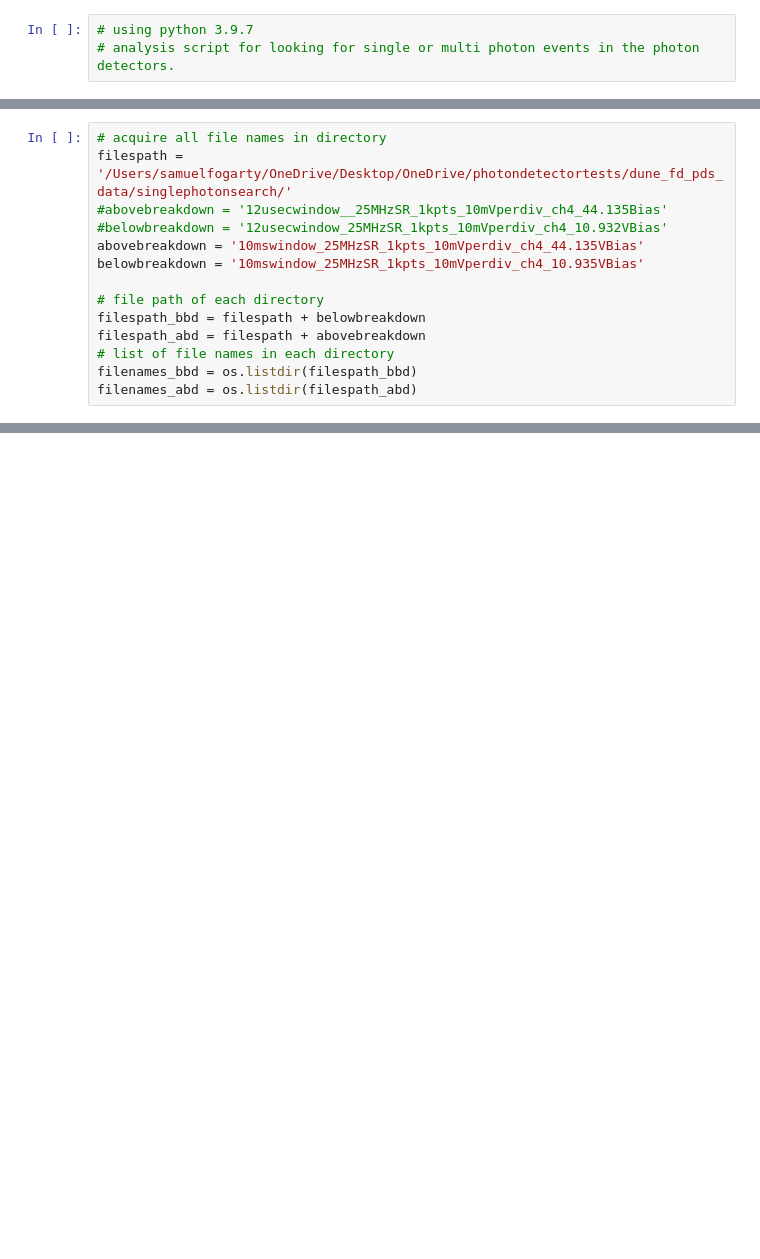
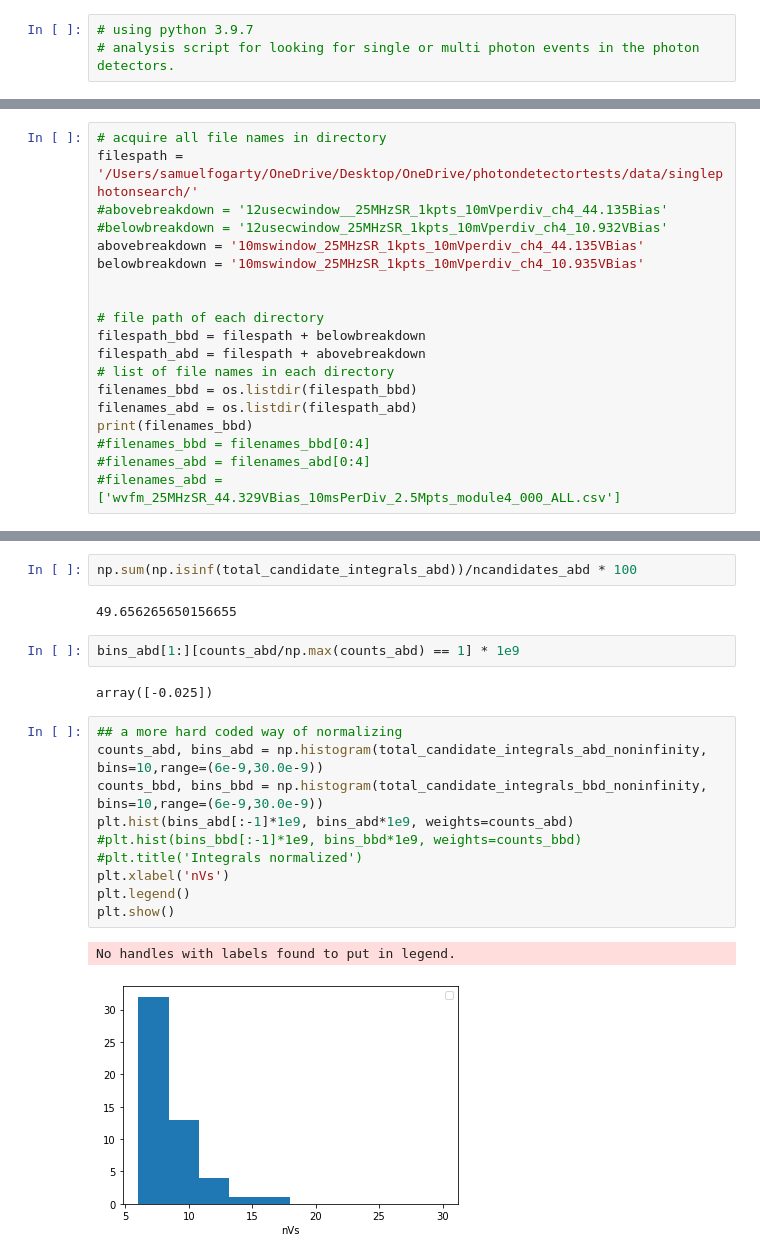
Before and after one commit to andrewmogan/dune_fd_pds, a Jupyter notebook: darkrate_sam.ipynb, the cells around one changed output, grey strips where cells are left out. Saved outputs shown, nothing was run; the diff lists cells and outputs as text; blank space fills up the shorter version.

```diff
--- a/darkrate_sam.ipynb
+++ b/darkrate_sam.ipynb
@@ -9,10 +10,11 @@ from darkrate_fxns_sam import *
 # %%
 # acquire all file names in directory
-filespath = '/Users/samuelfogarty/OneDrive/Desktop/OneDrive/photondetectortests/dune_fd_pds_data/singlephotonsearch/'
+filespath = '/Users/samuelfogarty/OneDrive/Desktop/OneDrive/photondetectortests/data/singlephotonsearch/'
 #abovebreakdown = '12usecwindow__25MHzSR_1kpts_10mVperdiv_ch4_44.135Bias'
 #belowbreakdown = '12usecwindow_25MHzSR_1kpts_10mVperdiv_ch4_10.932VBias'
 abovebreakdown = '10mswindow_25MHzSR_1kpts_10mVperdiv_ch4_44.135VBias'
 belowbreakdown = '10mswindow_25MHzSR_1kpts_10mVperdiv_ch4_10.935VBias'
+
 
 # file path of each directory
 filespath_bbd = filespath + belowbreakdown
@@ -20,3 +22,7 @@ filespath_abd = filespath + abovebreakdown
 # list of file names in each directory
 filenames_bbd = os.listdir(filespath_bbd)
 filenames_abd = os.listdir(filespath_abd)
+print(filenames_bbd)
+#filenames_bbd = filenames_bbd[0:4]
+#filenames_abd = filenames_abd[0:4]
+#filenames_abd = ['wvfm_25MHzSR_44.329VBias_10msPerDiv_2.5Mpts_module4_000_ALL.csv']
@@ -48,0 +148,21 @@ ncandidates
+# %%
+np.sum(np.isinf(total_candidate_integrals_abd))/ncandidates_abd * 100
+# %% [output]
+49.656265650156655
+# %%
+bins_abd[1:][counts_abd/np.max(counts_abd) == 1] * 1e9
+# %% [output]
+array([-0.025])
+# %%
+## a more hard coded way of normalizing
+counts_abd, bins_abd = np.histogram(total_candidate_integrals_abd_noninfinity, bins=10,range=(6e-9,30.0e-9))
+counts_bbd, bins_bbd = np.histogram(total_candidate_integrals_bbd_noninfinity, bins=10,range=(6e-9,30.0e-9))
+plt.hist(bins_abd[:-1]*1e9, bins_abd*1e9, weights=counts_abd)
+#plt.hist(bins_bbd[:-1]*1e9, bins_bbd*1e9, weights=counts_bbd)
+#plt.title('Integrals normalized')
+plt.xlabel('nVs')
+plt.legend()
+plt.show()
+# %% [output]
+No handles with labels found to put in legend.
+[figure, added]
```
Also changed, not shown: parts of 18 cells of this notebook, 11 other files.
